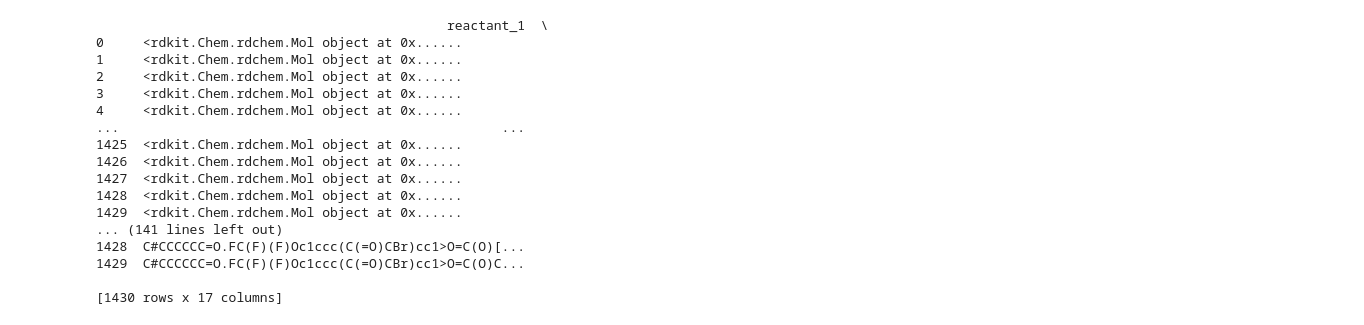
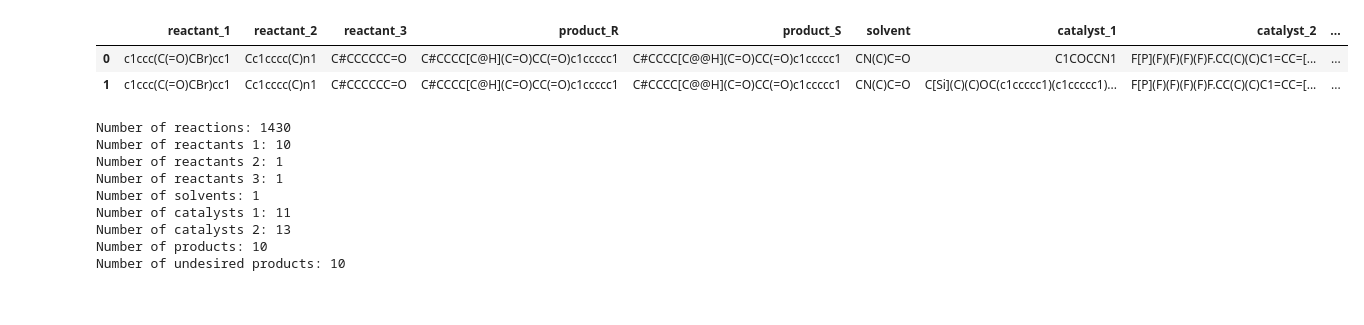
Before and after one commit to Lecmino/ai4chem-bo, a Jupyter notebook: display_database.ipynb, the cells around one changed output. Drawn from its saved outputs; the diff is of its cells as text; code cells hidden in the pictures.

```diff
--- a/display_database.ipynb
+++ b/display_database.ipynb
@@ -6,20 +14,6 @@ from rdkit.Chem import PandasTools
 
 PandasTools.RenderImagesInAllDataFrames(images=True)
 
-df_mol = pd.read_csv('dataset.csv')
-
-smile_columns = ['reactant_1','reactant_2', 'reactant_3', 'product_R', 'product_S', 'solvent', 'catalyst_1', 'catalyst_2', 'product_undesired_R', 'product_undesired_S']
-
-
-for smile_column in smile_columns:
-  #isolate the problematic smiles
-  if smile_column =='catalyst_2' or smile_column =='product_undesired_R' or smile_column =='product_undesired_S':
-    df_mol[smile_column] = df_mol[smile_column].apply(lambda x: getMolFromSmile(x, sanitize=False))
-
-  else:
-    df_mol[smile_column] = df_mol[smile_column].apply(getMolFromSmile)
-
-print('WARNING: catalyst_2, product_undesired_R and product_undesired_S were not sanitized, i.e. some molecules may not be properly defined.')
-
-df_mol
+df_smile = pd.read_csv('dataset.csv')
+df_smile.head(2)
 # %% [output]
@@ -27,17 +20,23 @@ WARNING: catalyst_2, product_undesired_R and product_undesired_S were not saniti
-                                             reactant_1  \
-0     <rdkit.Chem.rdchem.Mol object at 0x......
-1     <rdkit.Chem.rdchem.Mol object at 0x......
-2     <rdkit.Chem.rdchem.Mol object at 0x......
-3     <rdkit.Chem.rdchem.Mol object at 0x......
-4     <rdkit.Chem.rdchem.Mol object at 0x......
-...                                                 ...
-1425  <rdkit.Chem.rdchem.Mol object at 0x......
-1426  <rdkit.Chem.rdchem.Mol object at 0x......
-1427  <rdkit.Chem.rdchem.Mol object at 0x......
-1428  <rdkit.Chem.rdchem.Mol object at 0x......
-1429  <rdkit.Chem.rdchem.Mol object at 0x......
-... (141 lines left out)
-1428  C#CCCCCC=O.FC(F)(F)Oc1ccc(C(=O)CBr)cc1>O=C(O)[...
-1429  C#CCCCCC=O.FC(F)(F)Oc1ccc(C(=O)CBr)cc1>O=C(O)C...
-
-[1430 rows x 17 columns]
+|  | reactant_1 | reactant_2 | reactant_3 | product_R | product_S | solvent | catalyst_1 | catalyst_2 | ... |
+| 0 | c1ccc(C(=O)CBr)cc1 | Cc1cccc(C)n1 | C#CCCCCC=O | C#CCCC[C@H](C=O)CC(=O)c1ccccc1 | C#CCCC[C@@H](C=O)CC(=O)c1ccccc1 | CN(C)C=O | C1COCCN1 | F[P](F)(F)(F)(F)F.CC(C)(C)C1=CC=[... | ... |
+| 1 | c1ccc(C(=O)CBr)cc1 | Cc1cccc(C)n1 | C#CCCCCC=O | C#CCCC[C@H](C=O)CC(=O)c1ccccc1 | C#CCCC[C@@H](C=O)CC(=O)c1ccccc1 | CN(C)C=O | C[Si](C)(C)OC(c1ccccc1)(c1ccccc1)... | F[P](F)(F)(F)(F)F.CC(C)(C)C1=CC=[... | ... |
+# %%
+print(f'Number of reactions: {len(df_smile)}')
+print(f'Number of reactants 1: {len(df_smile["reactant_1"].unique())}')
+print(f'Number of reactants 2: {len(df_smile["reactant_2"].unique())}')
+print(f'Number of reactants 3: {len(df_smile["reactant_3"].unique())}')
+print(f'Number of solvents: {len(df_smile["solvent"].unique())}')
+print(f'Number of catalysts 1: {len(df_smile["catalyst_1"].unique())}')
+print(f'Number of catalysts 2: {len(df_smile["catalyst_2"].unique())}')
+print(f'Number of products: {len(df_smile["product_R"].unique())}')
+print(f'Number of undesired products: {len(df_smile["product_undesired_R"].unique())}')
+# %% [output]
+Number of reactions: 1430
+Number of reactants 1: 10
+Number of reactants 2: 1
+Number of reactants 3: 1
+Number of solvents: 1
+Number of catalysts 1: 11
+Number of catalysts 2: 13
+Number of products: 10
+Number of undesired products: 10
```
Also changed, not shown: parts of 5 cells of this notebook, 2 other files.
